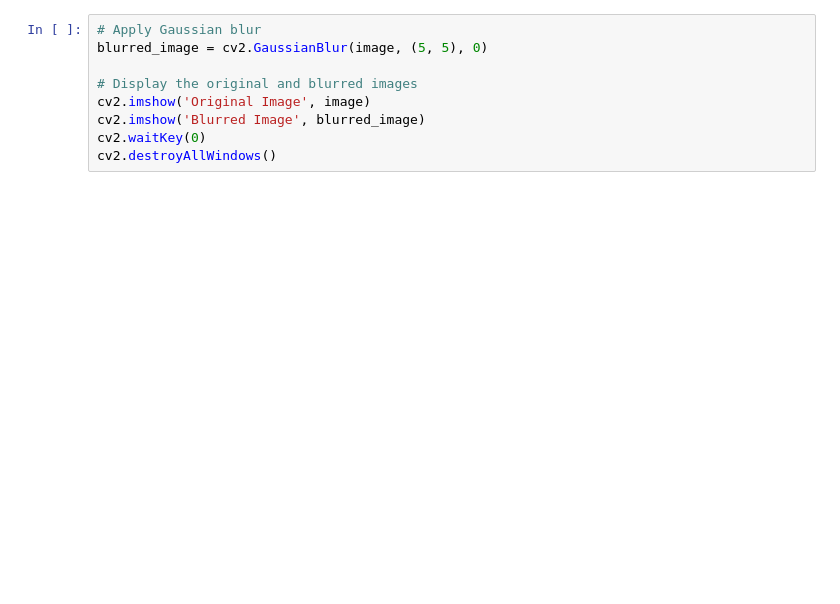
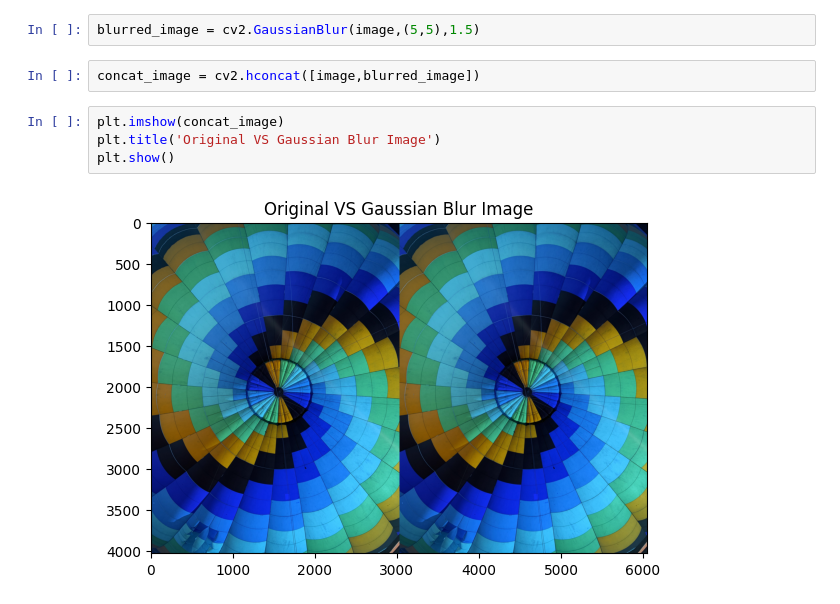
Before and after one commit to uniquekarki/Image-Filtering-Enhancement, a Jupyter notebook: notebooks/01_Gaussian_Blur.ipynb, the cells around one changed output. Drawn from its saved outputs; the diff is of its cells as text; blank space fills up the shorter version.

Commit message:
Added script for Median Filter and modified script for Gaussian Blur

```diff
--- a/notebooks/01_Gaussian_Blur.ipynb
+++ b/notebooks/01_Gaussian_Blur.ipynb
@@ -21,9 +6,10 @@ qt.qpa.plugin: Could not find the Qt platform plugin "wayland" in "/home/unique/
-# %%
-# Apply Gaussian blur
-blurred_image = cv2.GaussianBlur(image, (5, 5), 0)
-
-# Display the original and blurred images
-cv2.imshow('Original Image', image)
-cv2.imshow('Blurred Image', blurred_image)
-cv2.waitKey(0)
-cv2.destroyAllWindows()
+# %%
+blurred_image = cv2.GaussianBlur(image,(5,5),1.5)
+# %%
+concat_image = cv2.hconcat([image,blurred_image])
+# %%
+plt.imshow(concat_image)
+plt.title('Original VS Gaussian Blur Image')
+plt.show()
+# %% [output]
+[figure, added]
```
Also changed, not shown: parts of 4 cells of this notebook, 4 other files.
